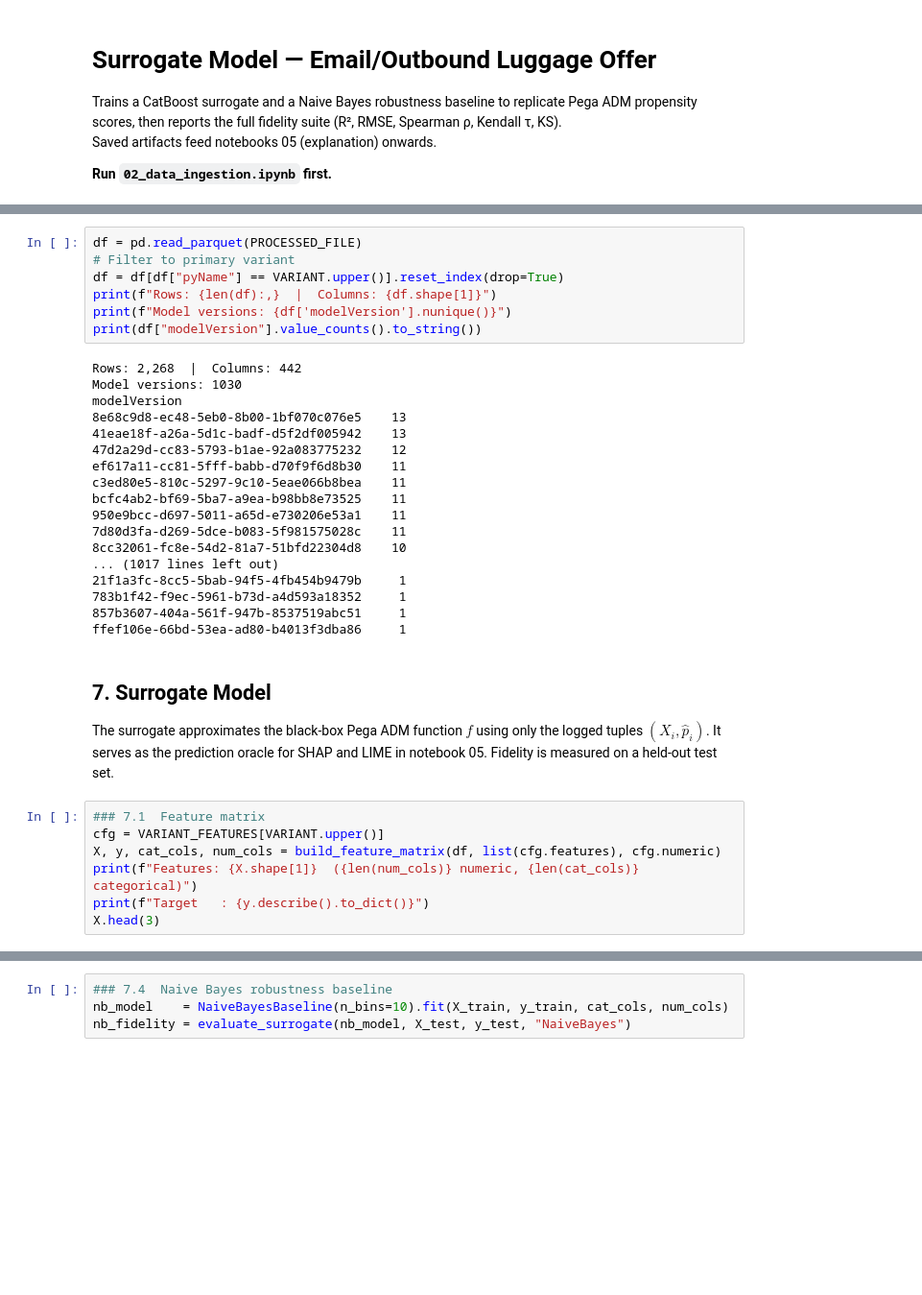
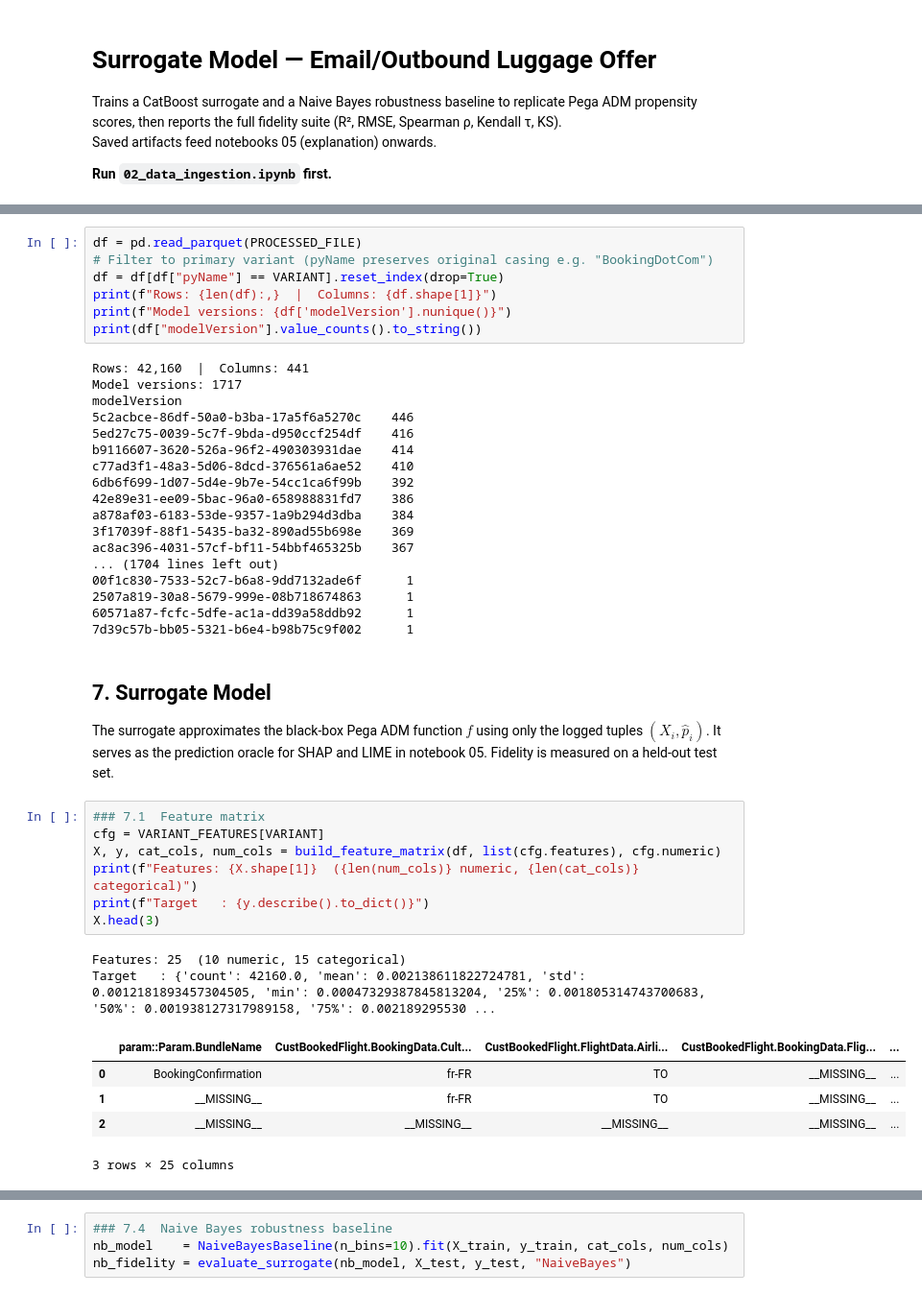
Before and after one commit to bosnbos/xai-fidelity-benchmark, a Jupyter notebook: notebooks/04_surrogate.ipynb, the cells around one changed output, grey strips where cells are left out. Shown at 96% size. Saved outputs shown, nothing was run; the diff lists cells and outputs as text; blank space fills up the shorter version.

```diff
--- a/notebooks/04_surrogate.ipynb
+++ b/notebooks/04_surrogate.ipynb
@@ -47,39 +53,47 @@ print("Imports OK")
 # %%
 df = pd.read_parquet(PROCESSED_FILE)
-# Filter to primary variant
-df = df[df["pyName"] == VARIANT.upper()].reset_index(drop=True)
+# Filter to primary variant (pyName preserves original casing e.g. "BookingDotCom")
+df = df[df["pyName"] == VARIANT].reset_index(drop=True)
 print(f"Rows: {len(df):,}  |  Columns: {df.shape[1]}")
 print(f"Model versions: {df['modelVersion'].nunique()}")
 print(df["modelVersion"].value_counts().to_string())
 # %% [output]
-Rows: 2,268  |  Columns: 442
-Model versions: 1030
+Rows: 42,160  |  Columns: 441
+Model versions: 1717
 modelVersion
-8e68c9d8-ec48-5eb0-8b00-1bf070c076e5    13
-41eae18f-a26a-5d1c-badf-d5f2df005942    13
-47d2a29d-cc83-5793-b1ae-92a083775232    12
-ef617a11-cc81-5fff-babb-d70f9f6d8b30    11
-c3ed80e5-810c-5297-9c10-5eae066b8bea    11
-bcfc4ab2-bf69-5ba7-a9ea-b98bb8e73525    11
-950e9bcc-d697-5011-a65d-e730206e53a1    11
-7d80d3fa-d269-5dce-b083-5f981575028c    11
-8cc32061-fc8e-54d2-81a7-51bfd22304d8    10
-... (1017 lines left out)
-21f1a3fc-8cc5-5bab-94f5-4fb454b9479b     1
-783b1f42-f9ec-5961-b73d-a4d593a18352     1
-857b3607-404a-561f-947b-8537519abc51     1
-ffef106e-66bd-53ea-ad80-b4013f3dba86     1
+5c2acbce-86df-50a0-b3ba-17a5f6a5270c    446
+5ed27c75-0039-5c7f-9bda-d950ccf254df    416
+b9116607-3620-526a-96f2-490303931dae    414
+c77ad3f1-48a3-5d06-8dcd-376561a6ae52    410
+6db6f699-1d07-5d4e-9b7e-54cc1ca6f99b    392
+42e89e31-ee09-5bac-96a0-658988831fd7    386
+a878af03-6183-53de-9357-1a9b294d3dba    384
+3f17039f-88f1-5435-ba32-890ad55b698e    369
+ac8ac396-4031-57cf-bf11-54bbf465325b    367
+... (1704 lines left out)
+00f1c830-7533-52c7-b6a8-9dd7132ade6f      1
+2507a819-30a8-5679-999e-08b718674863      1
+60571a87-fcfc-5dfe-ac1a-dd39a58ddb92      1
+7d39c57b-bb05-5321-b6e4-b98b75c9f002      1
 # %% [markdown]
 ## 7. Surrogate Model
 
 The surrogate approximates the black-box Pega ADM function $f$ using only the logged tuples $(X_i, \hat{p}_i)$. It serves as the prediction oracle for SHAP and LIME in notebook 05. Fidelity is measured on a held-out test set.
 # %%
 ### 7.1  Feature matrix
-cfg = VARIANT_FEATURES[VARIANT.upper()]
+cfg = VARIANT_FEATURES[VARIANT]
 X, y, cat_cols, num_cols = build_feature_matrix(df, list(cfg.features), cfg.numeric)
 print(f"Features: {X.shape[1]}  ({len(num_cols)} numeric, {len(cat_cols)} categorical)")
 print(f"Target   : {y.describe().to_dict()}")
 X.head(3)
+# %% [output]
+Features: 25  (10 numeric, 15 categorical)
+Target   : {'count': 42160.0, 'mean': 0.002138611822724781, 'std': 0.0012181893457304505, 'min': 0.00047329387845813204, '25%': 0.001805314743700683, '50%': 0.001938127317989158, '75%': 0.002189295530 ...
+|  | param::Param.BundleName | CustBookedFlight.BookingData.Cult... | CustBookedFlight.FlightData.Airli... | CustBookedFlight.BookingData.Flig... | ... |
+| 0 | BookingConfirmation | fr-FR | TO | __MISSING__ | ... |
+| 1 | __MISSING__ | fr-FR | TO | __MISSING__ | ... |
+| 2 | __MISSING__ | __MISSING__ | __MISSING__ | __MISSING__ | ... |
+3 rows × 25 columns
 # %%
 ### 7.2  Train / test split  (random 80/20, fixed seed)
 # Temporal splits for stability analysis are defined in notebook 06.
```
Also changed, not shown: parts of 10 cells of this notebook, 9 other files.
